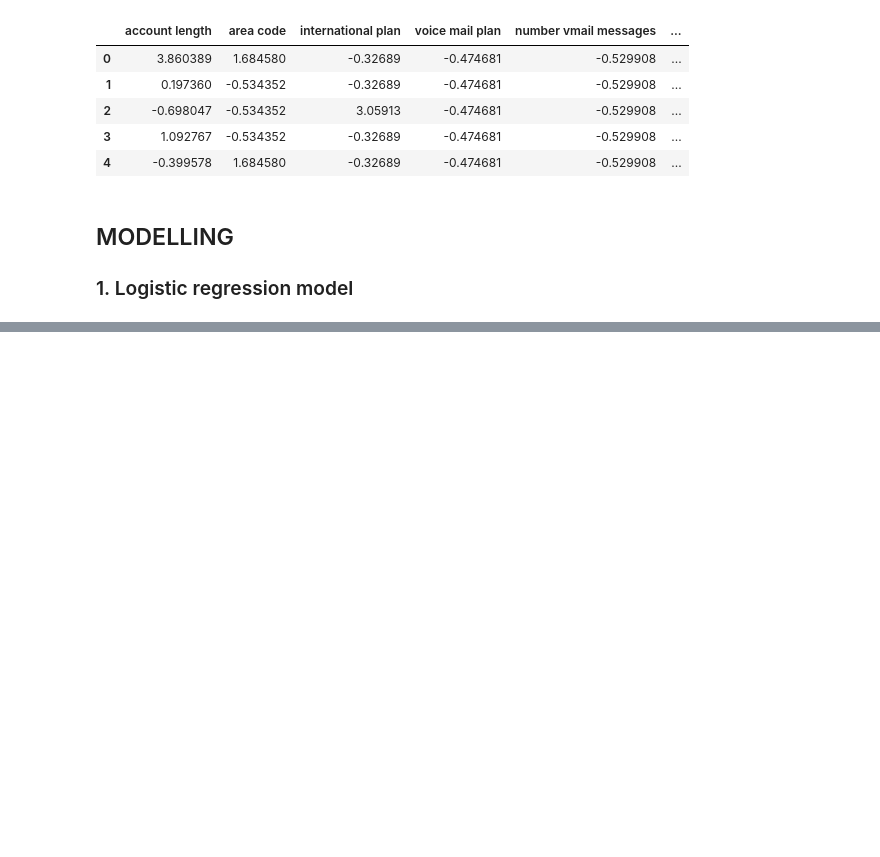
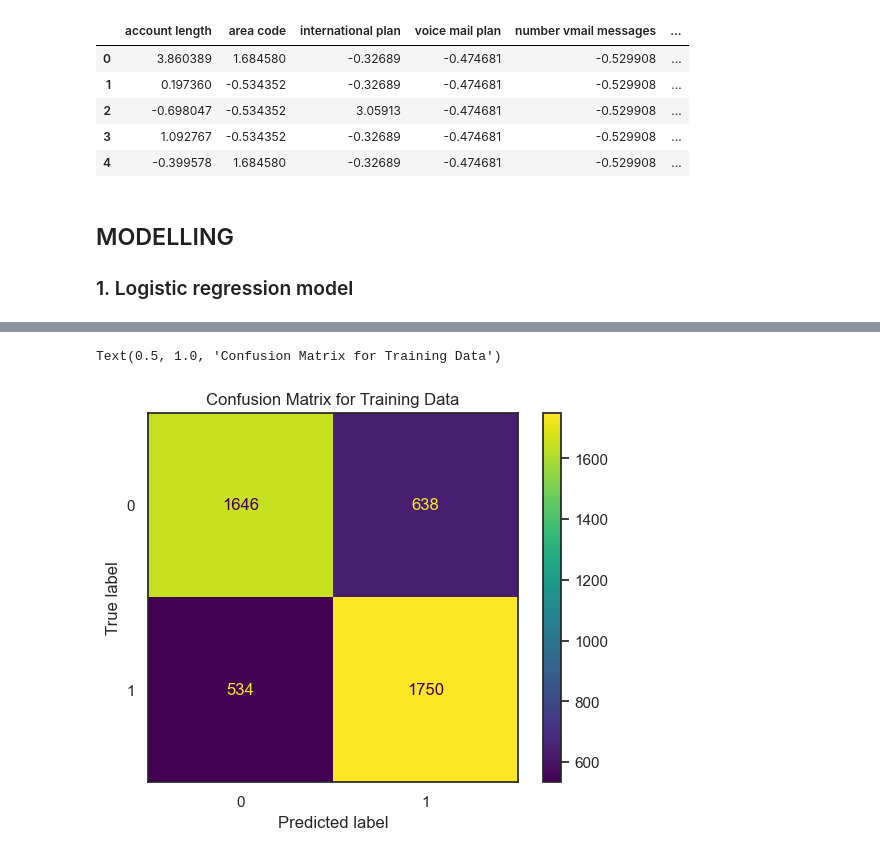
Before and after one commit to JEr1yAnalst/Phase-3-project-Machinelearning, a Jupyter notebook: index.ipynb, the cells around one changed output, grey strips where cells are left out. Saved outputs shown, nothing was run; the diff lists cells and outputs as text; code cells hidden in the pictures; blank space fills up the shorter version.

Commit message:
base-model commit

```diff
--- a/index.ipynb
+++ b/index.ipynb
@@ -460,0 +485,20 @@ y_base_pred = base_model.predict(X_test_scaled)
+# %%
+from sklearn.metrics import confusion_matrix, ConfusionMatrixDisplay
+
+# Make predictions on the training data
+y_train_pred = base_model.predict(X_train_scaled)
+
+# Compute the confusion matrix
+cm = confusion_matrix(y_train_resampled, y_train_pred)
+
+# Create ConfusionMatrixDisplay object
+cm_display = ConfusionMatrixDisplay(confusion_matrix=cm, display_labels=base_model.classes_)
+
+# Plot the confusion matrix
+cm_display.plot()
+
+# Add title and axis labels
+plt.title('Confusion Matrix for Training Data')
+# %% [output]
+Text(0.5, 1.0, 'Confusion Matrix for Training Data')
+[figure, added]
```
Also changed, not shown: parts of 7 cells of this notebook.
